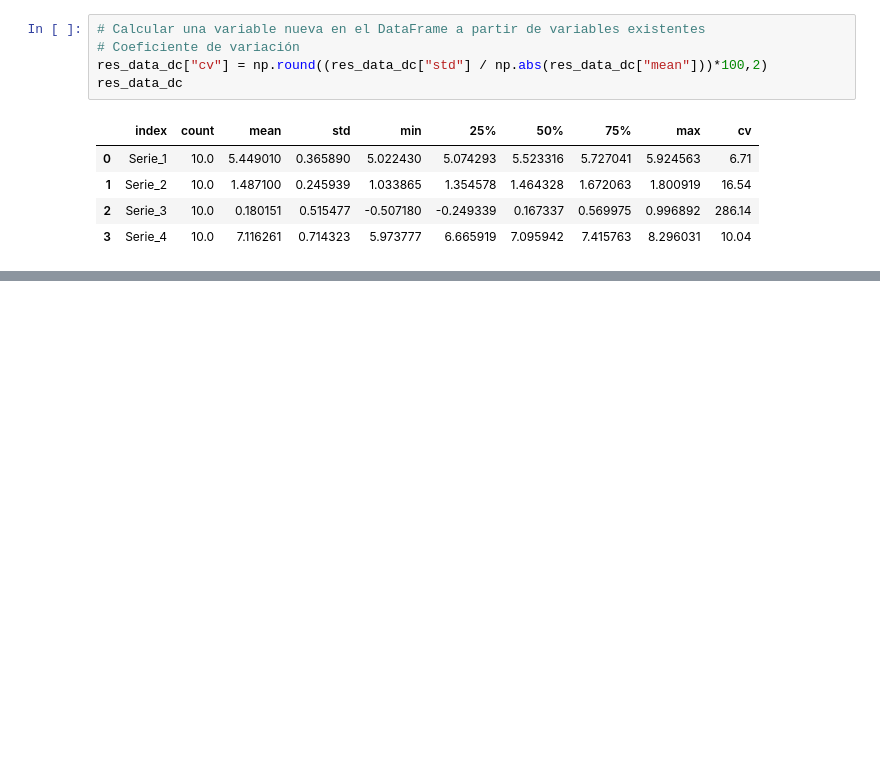
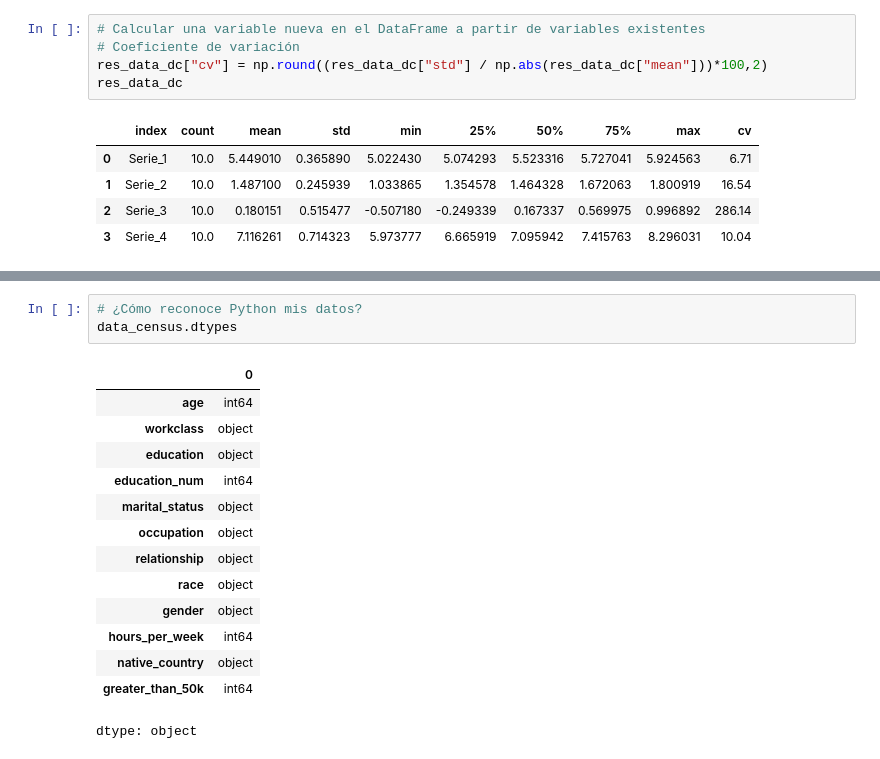
Before and after one commit to miad52/Python_UTEC, a Jupyter notebook: [8]_Python_UTEC_181224.ipynb, the cells around one changed output, grey strips where cells are left out. Cells and saved outputs as stored; diff of their text form; blank space fills up the shorter version.

```diff
--- a/[8]_Python_UTEC_181224.ipynb
+++ b/[8]_Python_UTEC_181224.ipynb
@@ -222,0 +263,18 @@ res_data_dc
+# %%
+# ¿Cómo reconoce Python mis datos?
+data_census.dtypes
+# %% [output]
+|  | 0 |
+| age | int64 |
+| workclass | object |
+| education | object |
+| education_num | int64 |
+| marital_status | object |
+| occupation | object |
+| relationship | object |
+| race | object |
+| gender | object |
+| hours_per_week | int64 |
+| native_country | object |
+| greater_than_50k | int64 |
+dtype: object
```
Also changed, not shown: parts of 13 cells of this notebook.
